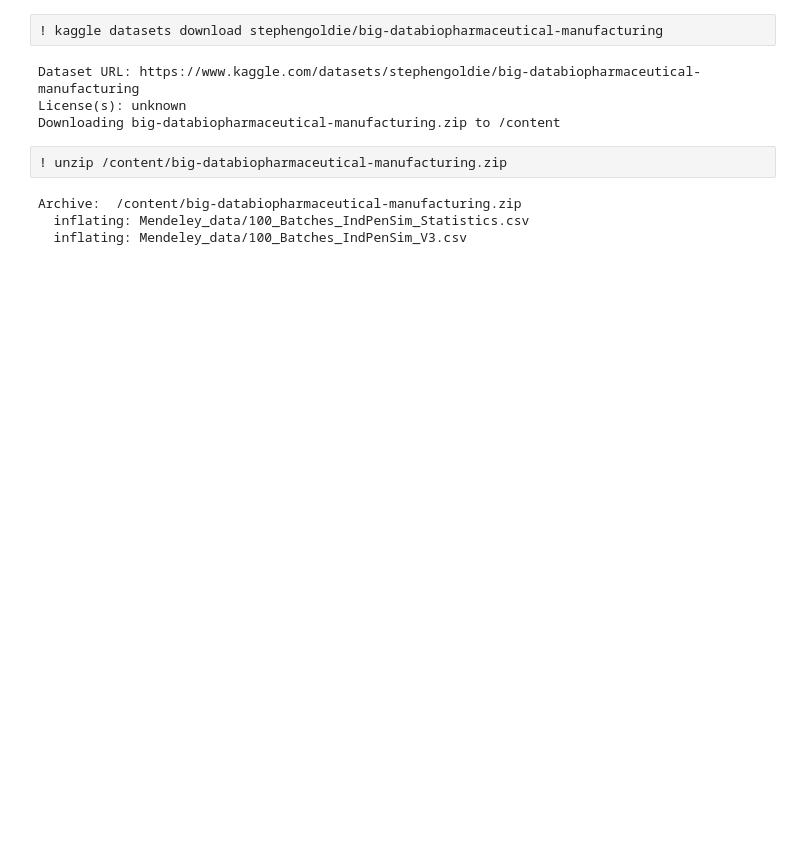
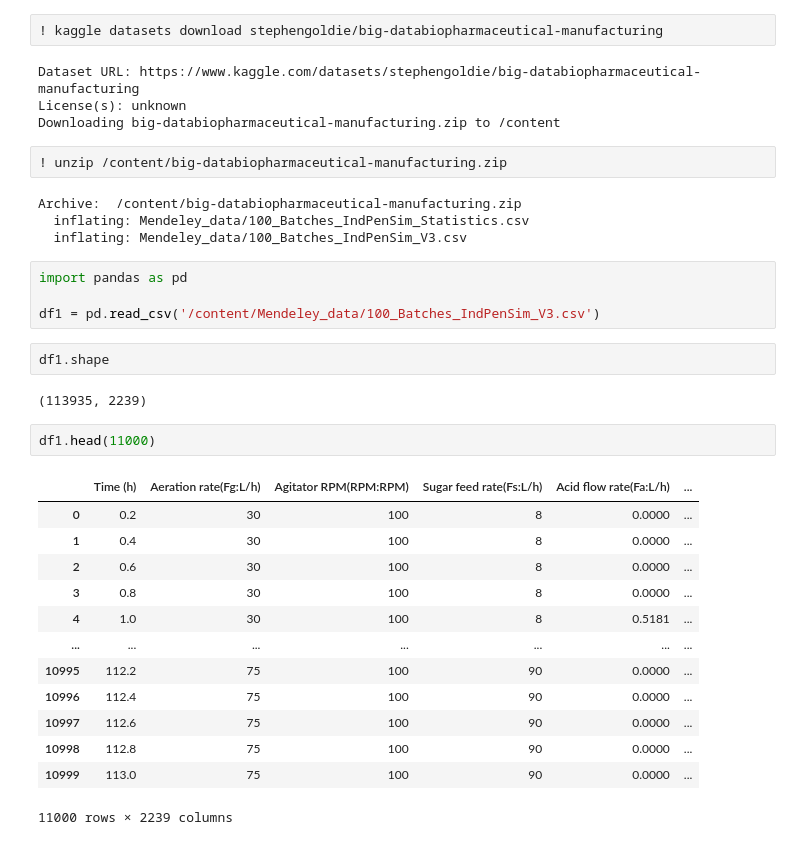
Before and after one commit to DeepBhattarai/Bioprocess_data_evaluation, a Jupyter notebook: Bioprocess_pencillin.ipynb, the cells around one changed output. Saved outputs shown, nothing was run; the diff lists cells and outputs as text; blank space fills up the shorter version.

```diff
--- a/Bioprocess_pencillin.ipynb
+++ b/Bioprocess_pencillin.ipynb
@@ -41,3 +45,27 @@ Downloading big-databiopharmaceutical-manufacturing.zip to /content
 Archive:  /content/big-databiopharmaceutical-manufacturing.zip
   inflating: Mendeley_data/100_Batches_IndPenSim_Statistics.csv
   inflating: Mendeley_data/100_Batches_IndPenSim_V3.csv
+# %%
+import pandas as pd
+
+df1 = pd.read_csv('/content/Mendeley_data/100_Batches_IndPenSim_V3.csv')
+# %%
+df1.shape
+# %% [output]
+(113935, 2239)
+# %%
+df1.head(11000)
+# %% [output]
+|  | Time (h) | Aeration rate(Fg:L/h) | Agitator RPM(RPM:RPM) | Sugar feed rate(Fs:L/h) | Acid flow rate(Fa:L/h) | ... |
+| 0 | 0.2 | 30 | 100 | 8 | 0.0000 | ... |
+| 1 | 0.4 | 30 | 100 | 8 | 0.0000 | ... |
+| 2 | 0.6 | 30 | 100 | 8 | 0.0000 | ... |
+| 3 | 0.8 | 30 | 100 | 8 | 0.0000 | ... |
+| 4 | 1.0 | 30 | 100 | 8 | 0.5181 | ... |
+| ... | ... | ... | ... | ... | ... | ... |
+| 10995 | 112.2 | 75 | 100 | 90 | 0.0000 | ... |
+| 10996 | 112.4 | 75 | 100 | 90 | 0.0000 | ... |
+| 10997 | 112.6 | 75 | 100 | 90 | 0.0000 | ... |
+| 10998 | 112.8 | 75 | 100 | 90 | 0.0000 | ... |
+| 10999 | 113.0 | 75 | 100 | 90 | 0.0000 | ... |
+11000 rows × 2239 columns
```
Also changed, not shown: parts of 6 cells of this notebook.
